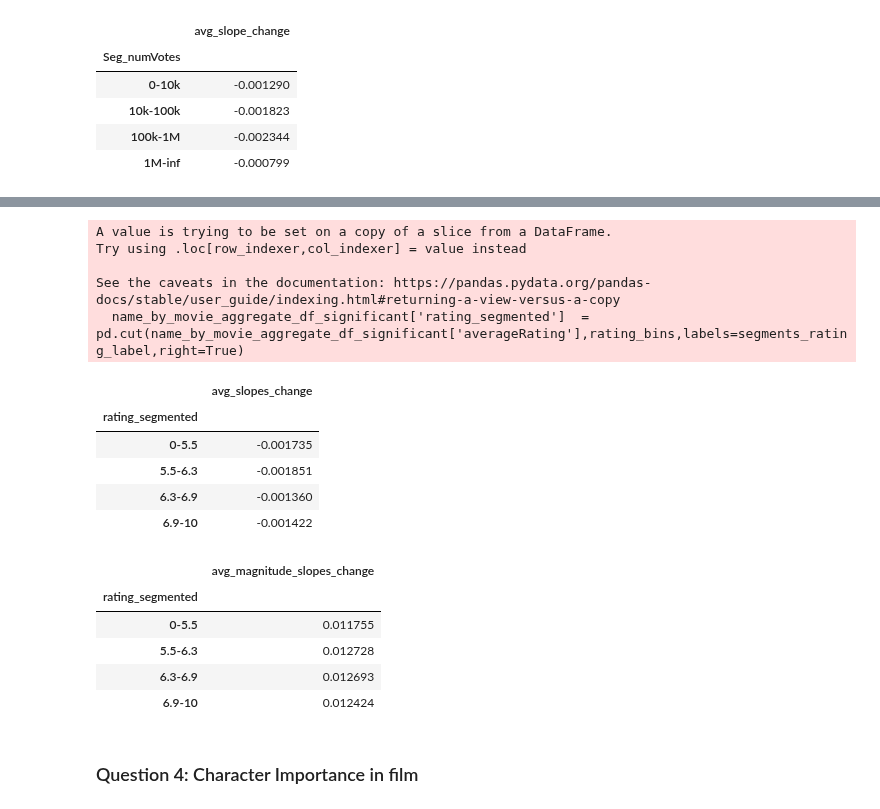
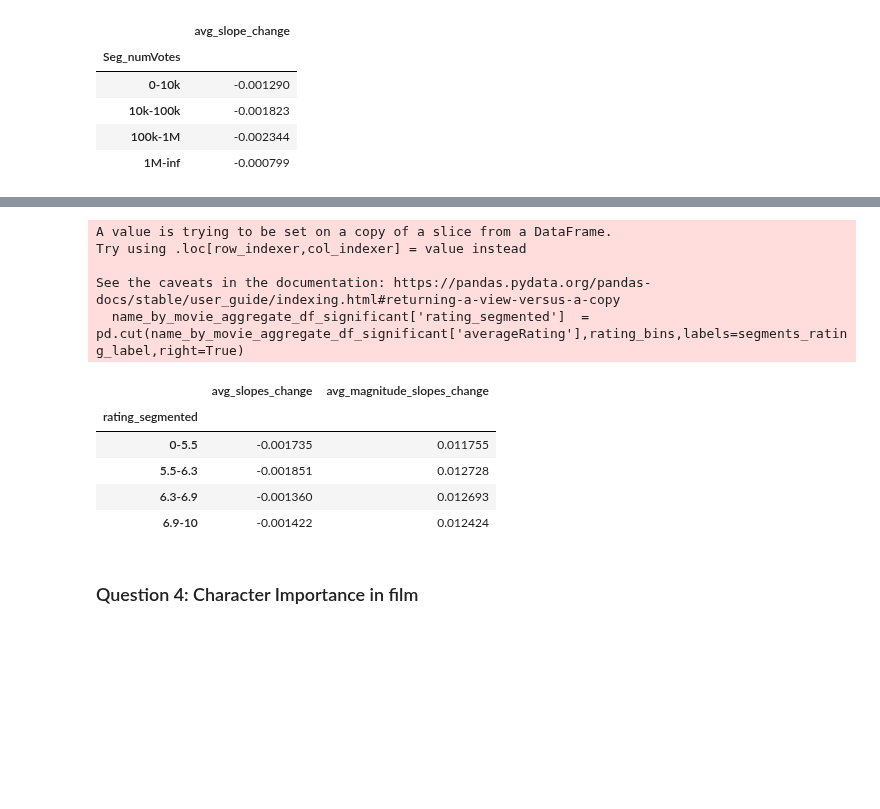
Before and after one commit to epfl-ada/ada-2023-project-abadakor, a Jupyter notebook: parallel_questions.ipynb, the cells around one changed output, grey strips where cells are left out. Saved outputs shown, nothing was run; the diff lists cells and outputs as text; code cells hidden in the pictures; blank space fills up the shorter version.

```diff
--- a/parallel_questions.ipynb
+++ b/parallel_questions.ipynb
@@ -506,39 +505,33 @@ See the caveats in the documentation: https://pandas.pydata.org/pandas-docs/stab
 # %%
 #We segment the data frame according to the rating
 #Calculate the average change of slopes for the different rating segements
 
 rating_quantiles = np.quantile(name_by_movie_aggregate_df_significant['averageRating'],[0.25,0.5,0.75])
 #display(rating_quantiles)
 
 # display((name_by_movie_aggregate_df_significant['averageRating']<= 5.5).sum()/len(name_by_movie_aggregate_df_significant))
 
 rating_bins = [0,rating_quantiles[0],rating_quantiles[1],rating_quantiles[2],10]
-segments_rating_label = ['0-5.5','5.5-6.3','6.3-6.9','6.9-10']
+segments_rating_label = ['0-{}'.format(rating_quantiles[0]),'{}-{}'.format(rating_quantiles[0], rating_quantiles[1]),'{}-{}'.format(rating_quantiles[1], rating_quantiles[2]),'{}-10'.format(rating_quantiles[2])]
 name_by_movie_aggregate_df_significant['rating_segmented']  = pd.cut(name_by_movie_aggregate_df_significant['averageRating'],rating_bins,labels=segments_rating_label,right=True)
-avg_slopes_change_rating = name_by_movie_aggregate_df_significant.groupby('rating_segmented')[['slope_change']].mean()
-avg_slopes_change_rating.rename(columns = {'slope_change': 'avg_slopes_change'},inplace=True)
+avg_slopes_change_rating = name_by_movie_aggregate_df_significant.groupby('rating_segmented').apply(lambda x: pd.Series({
+    'avg_slopes_change': x['slope_change'].mean(),
+    'avg_magnitude_slopes_change': x['slope_change'].abs().mean()
+}))
+
 display(avg_slopes_change_rating)
-
-avg_magnitude_slopes_change_rating = name_by_movie_aggregate_df_significant.groupby('rating_segmented')[['slope_change']].apply(lambda x : x.abs().mean())
-avg_magnitude_slopes_change_rating.rename(columns = {'slope_change':'avg_magnitude_slopes_change'})
 # %% [output]
 A value is trying to be set on a copy of a slice from a DataFrame.
 Try using .loc[row_indexer,col_indexer] = value instead
 
 See the caveats in the documentation: https://pandas.pydata.org/pandas-docs/stable/user_guide/indexing.html#returning-a-view-versus-a-copy
   name_by_movie_aggregate_df_significant['rating_segmented']  = pd.cut(name_by_movie_aggregate_df_significant['averageRating'],rating_bins,labels=segments_rating_label,right=True)
-|  | avg_slopes_change |
-| rating_segmented |  |
-| 0-5.5 | -0.001735 |
-| 5.5-6.3 | -0.001851 |
-| 6.3-6.9 | -0.001360 |
-| 6.9-10 | -0.001422 |
+|  | avg_slopes_change | avg_magnitude_slopes_change |
+| rating_segmented |  |  |
+| 0-5.5 | -0.001735 | 0.011755 |
+| 5.5-6.3 | -0.001851 | 0.012728 |
+| 6.3-6.9 | -0.001360 | 0.012693 |
+| 6.9-10 | -0.001422 | 0.012424 |
-|  | avg_magnitude_slopes_change |
-| rating_segmented |  |
-| 0-5.5 | 0.011755 |
-| 5.5-6.3 | 0.012728 |
-| 6.3-6.9 | 0.012693 |
-| 6.9-10 | 0.012424 |
 # %% [markdown]
 ### Question 4: Character Importance in film
 # %%
```
Also changed, not shown: parts of 5 cells of this notebook.
